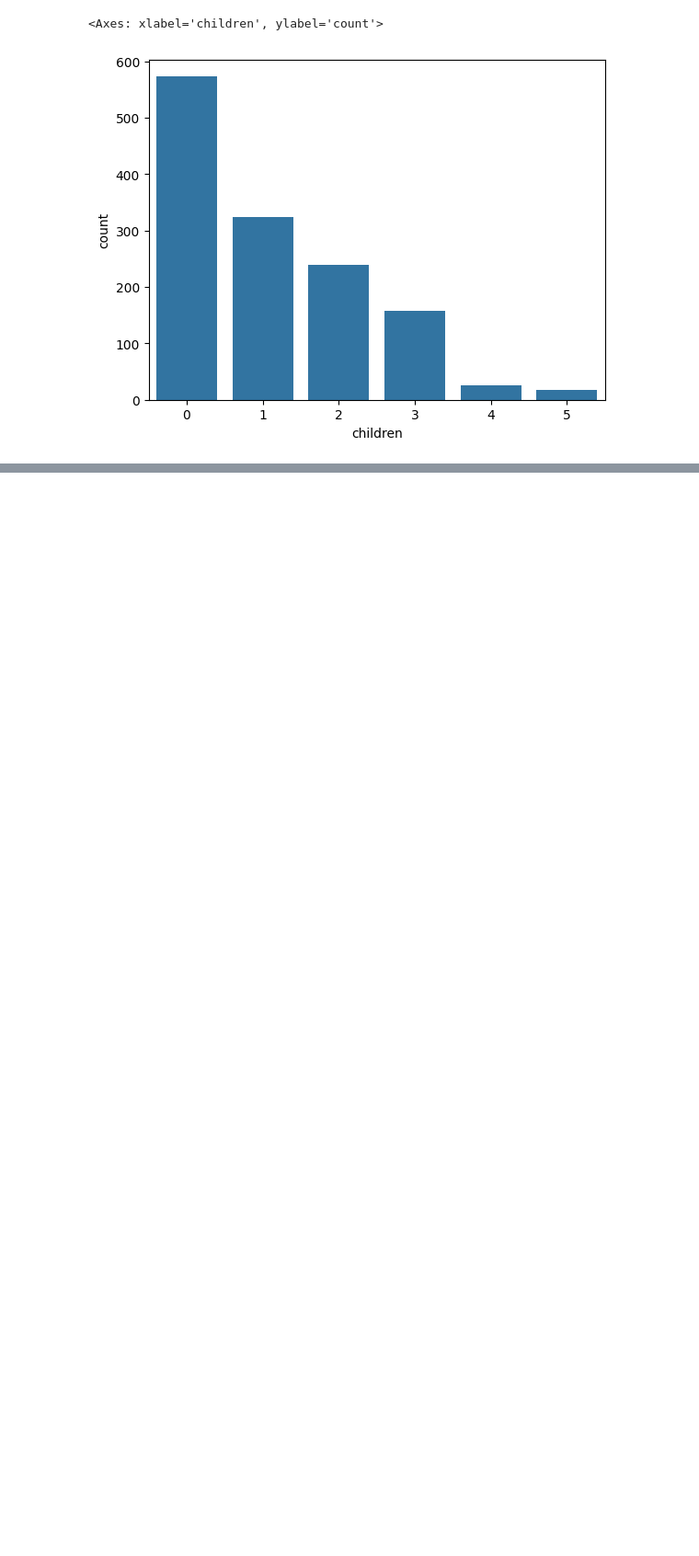
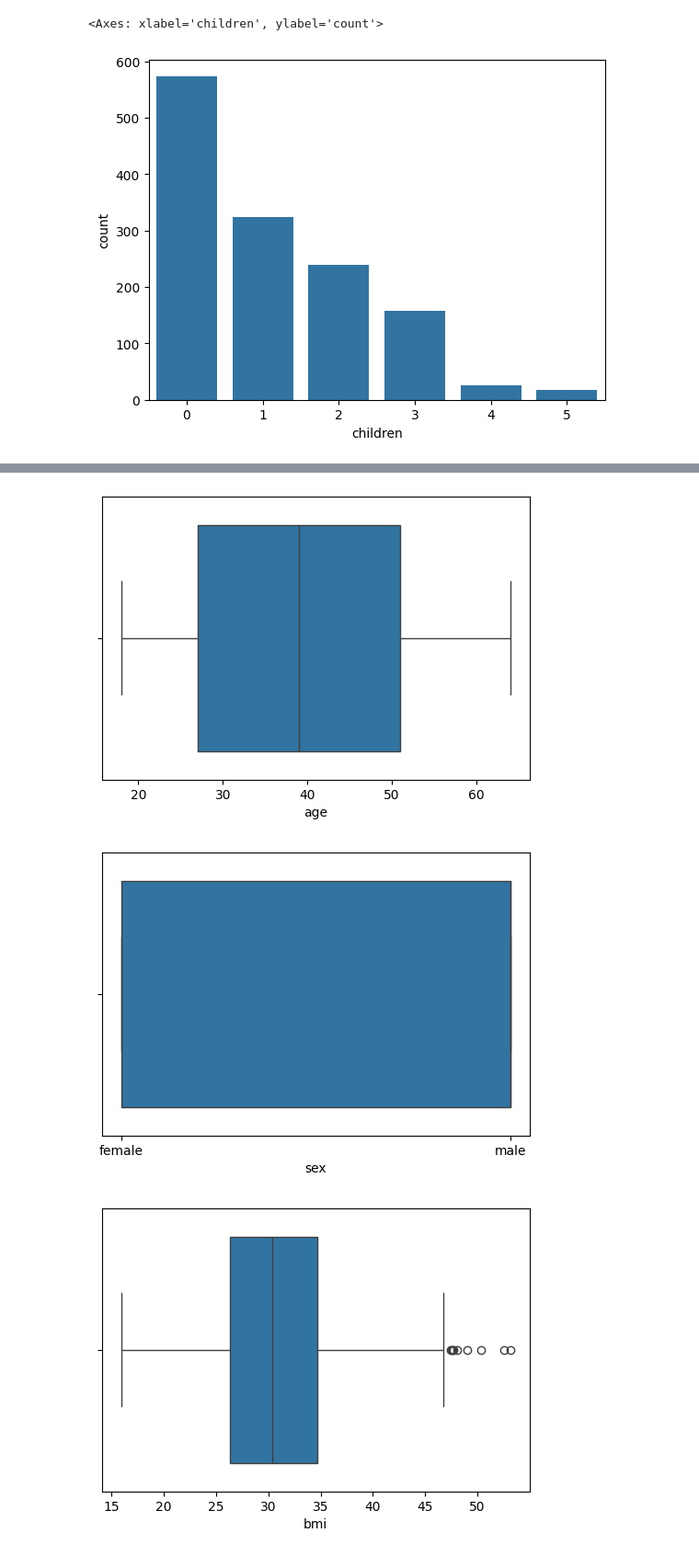
Before and after one commit to tanirsahoo/machine_learning_works, a Jupyter notebook: firstwork.ipynb, the cells around one changed output, grey strips where cells are left out. Shown at 92% size. Drawn from its saved outputs; the diff is of its cells as text; code cells hidden in the pictures; blank space fills up the shorter version.

```diff
--- a/firstwork.ipynb
+++ b/firstwork.ipynb
@@ -106,0 +117,8 @@ sns.countplot(x = df['children'])
+# %%
+for cols in numeric_columns:
+  plt.figure(figsize=(6,4))
+  sns.boxplot(x = df[cols])
+# %% [output]
+[figure, added]
+[figure, added]
+[figure, added]
```
Also changed, not shown: parts of 24 cells of this notebook.
